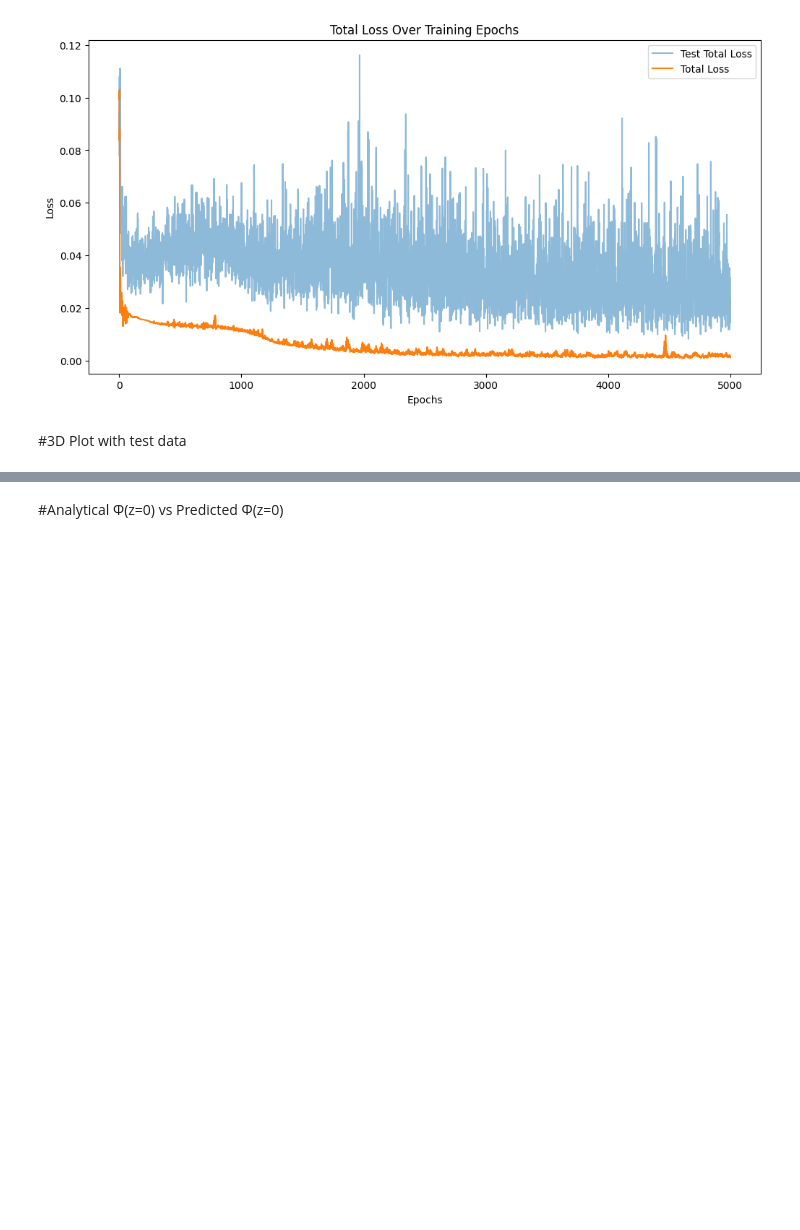
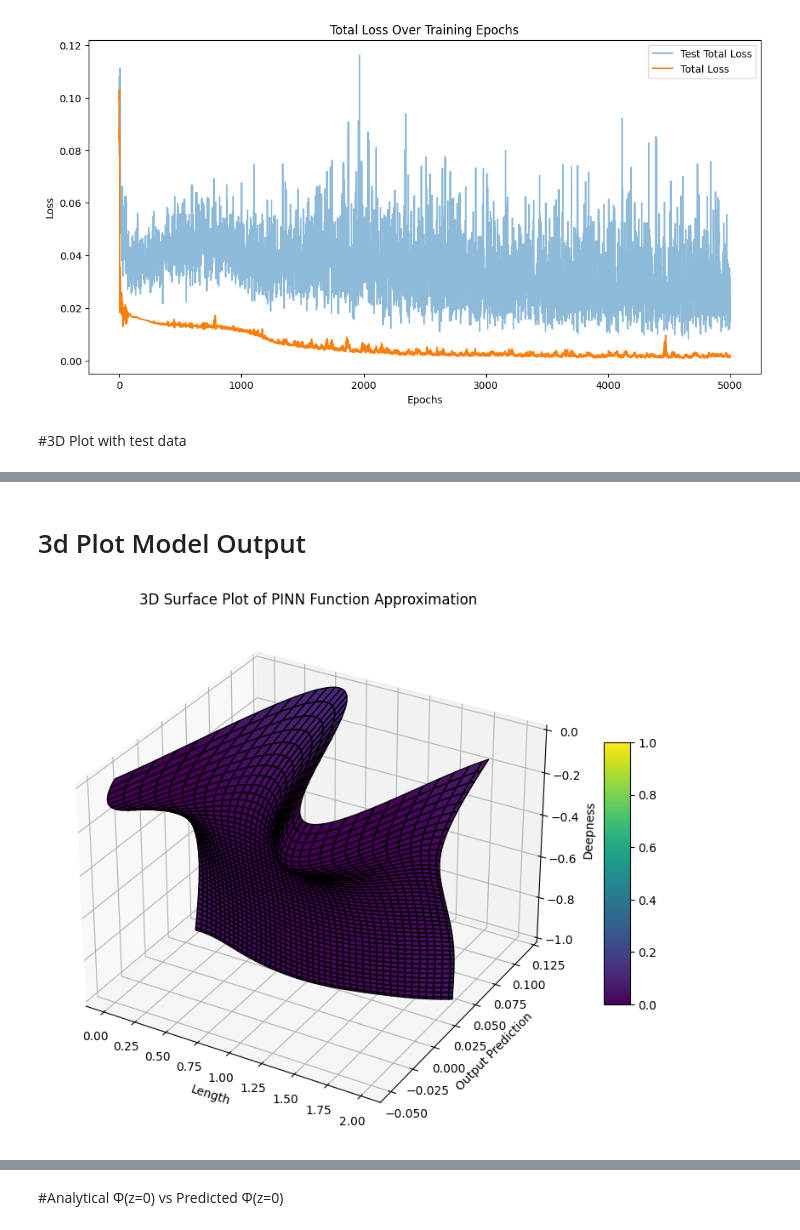
Before and after one commit to LuigiElo/DL-PINNs, a Jupyter notebook: PINN_LaPlace2D_Pytorch.ipynb, the cells around one changed output, grey strips where cells are left out. Cells and saved outputs as stored; diff of their text form; code cells hidden in the pictures; blank space fills up the shorter version.

```diff
--- a/PINN_LaPlace2D_Pytorch.ipynb
+++ b/PINN_LaPlace2D_Pytorch.ipynb
@@ -912,0 +919,52 @@ tensor([9.8870e-01, 1.4504e+00, 1.9982e+00, 9.6170e-01, 1.6937e+00, 1.3088e-01,
+# %% [markdown]
+# 3d Plot Model Output
+# %%
+import numpy as np
+import matplotlib.pyplot as plt
+from mpl_toolkits.mplot3d import Axes3D
+
+# Assuming your PINN output is stored in 'predicted_data_function_approximation'
+# and input coordinates are stored in 'input_data_function_approximation'
+
+x = np.linspace(0,2,90)
+y = np.linspace(0,-1,90)
+X,Y  = np.meshgrid(x,y)
+
+# Stack X and Y vertically
+data = np.vstack([X.flatten(), Y.flatten()]).T
+
+# Create and fit the scaler
+scaler = StandardScaler()
+scaled_data = scaler.fit_transform(data)
+
+surface_output= model(torch.Tensor(scaled_data))
+# Assuming the model output is 1D, reshape it to 2D
+Z = surface_output.detach().numpy().reshape(X.shape)
+#predicted_data_2d = Z.reshape(X.shape)
+
+
+
+
+# Create a 3D plot
+fig = plt.figure(figsize=(10, 8))
+ax = fig.add_subplot(111, projection='3d')
+
+# Surface plot
+surf = ax.plot_surface(X, Z, Y, cmap='viridis', edgecolor='k', facecolors=plt.cm.viridis(Z))
+
+# Set labels
+ax.set_xlabel('Length')
+ax.set_ylabel('Output Prediction')
+ax.set_zlabel('Deepness')
+
+# Set title
+ax.set_title('3D Surface Plot of PINN Function Approximation')
+
+# Add a color bar
+fig.colorbar(surf, ax=ax, shrink=0.5, aspect=10)
+
+
+# Show the plot
+plt.show()
+# %% [output]
+[figure, added]
```
Also changed, not shown: parts of 11 cells of this notebook.
